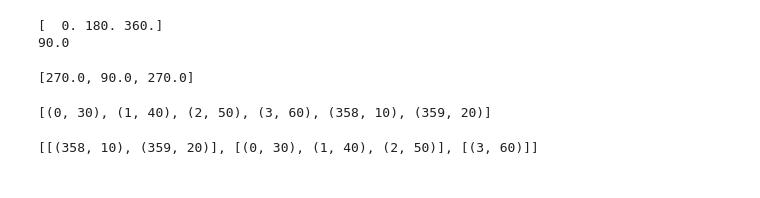
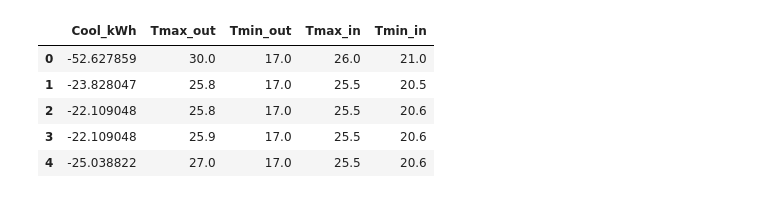
Before and after one commit to saeranv/astrobot, a Jupyter notebook: experiments/scratch.ipynb, the cells around one changed output. Saved outputs shown, nothing was run; the diff lists cells and outputs as text; code cells hidden in the pictures.

```diff
--- a/experiments/scratch.ipynb
+++ b/experiments/scratch.ipynb
@@ -23,51 +38,10 @@ from pprint import pprint as pp
-# %%
-num_of_dir = 2
-bin_arr = np.linspace(0, 360, num_of_dir + 1)
-print(bin_arr)
-
-# Subtract half of segment to capture circular data.
-phi = 360. / (len(bin_arr) - 1) / 2.
-print(phi)
-deg = [b - phi if (b - phi) >= 0.0 else b - phi + 360. for b in bin_arr]
-deg
-# %% [output]
-[  0. 180. 360.]
-90.0
-[270.0, 90.0, 270.0]
-# %%
-bins = (358, 0, 3, 358)
-
-_dval = [358, 359, 0, 1, 2, 3, 4]
-_aval = [10, 20, 30, 40, 50, 60]
-
-values = zip(_dval, _aval)
-key, hist_range = lambda v: v[0], None
-
-vals = sorted(values, key=key)
-
-print(vals)
-
-hist_range = (key(vals[0]), key(vals[-1]) + 1)
-bin_bound_num = len(bins) - 1
-# Init histogram bins
-hist = [[] for i in range(bin_bound_num)]
-for val in vals:
-    k = key(val)
-    # Ignore values out of range
-    if k < hist_range[0] or k >= hist_range[1]:
-        continue
-    for i in range(bin_bound_num):
-        if bins[i] < bins[i + 1]:
-            if k >= bins[i] and k < bins[i + 1]:
-                hist[i].append(val)
-                break
-        else:
-            interval1 = (k <= hist_range[1] and k >= bins[i])
-            interval2 = (k < bins[i + 1] and k >= hist_range[0])
-            if interval1 or interval2:
-                hist[i].append(val)
-                break
-hist
-# %% [output]
-[(0, 30), (1, 40), (2, 50), (3, 60), (358, 10), (359, 20)]
-[[(358, 10), (359, 20)], [(0, 30), (1, 40), (2, 50)], [(3, 60)]]
+# %%
+df = pd.read_clipboard()
+df.head()
+# %% [output]
+|  | Cool_kWh | Tmax_out | Tmin_out | Tmax_in | Tmin_in |
+| 0 | -52.627859 | 30.0 | 17.0 | 26.0 | 21.0 |
+| 1 | -23.828047 | 25.8 | 17.0 | 25.5 | 20.5 |
+| 2 | -22.109048 | 25.8 | 17.0 | 25.5 | 20.6 |
+| 3 | -22.109048 | 25.9 | 17.0 | 25.5 | 20.6 |
+| 4 | -25.038822 | 27.0 | 17.0 | 25.5 | 20.6 |
```
Also changed, not shown: parts of 3 cells of this notebook, 20 other files.
